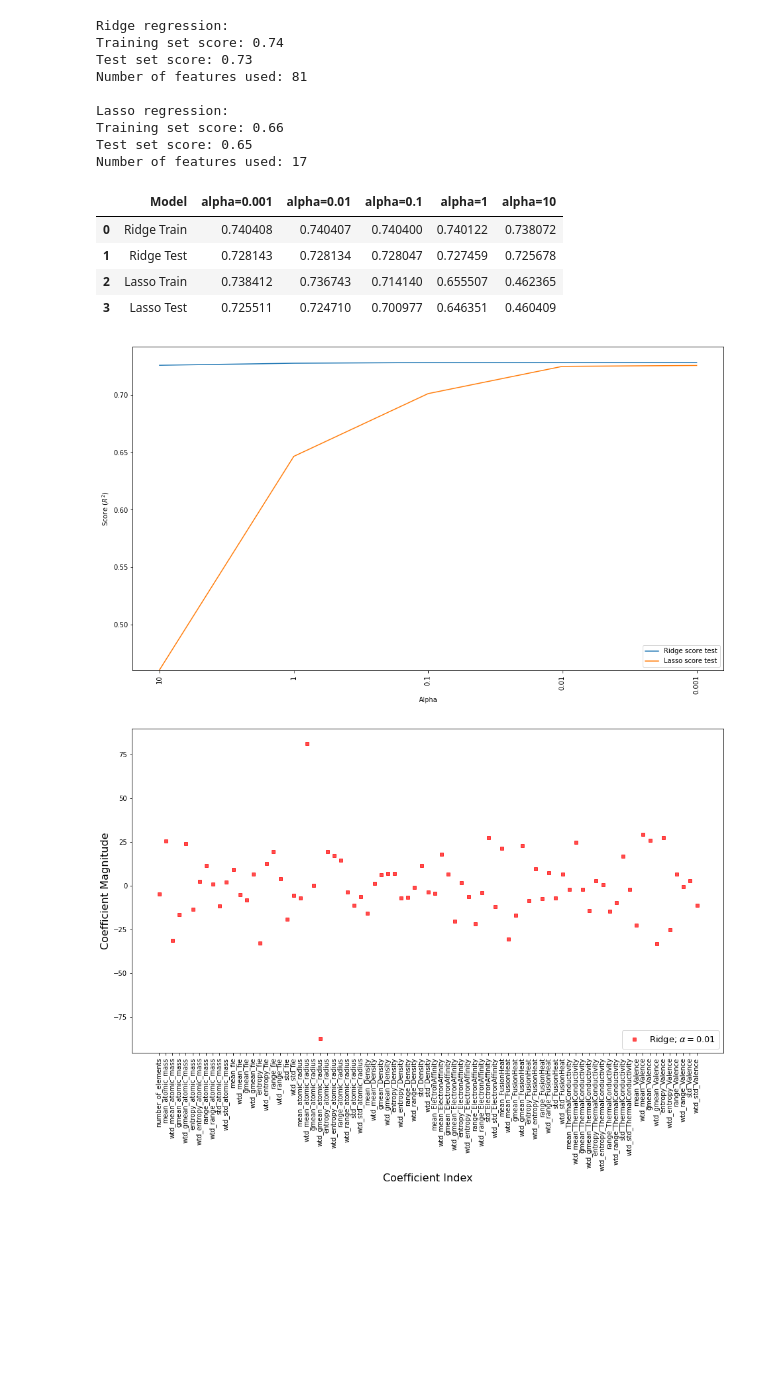
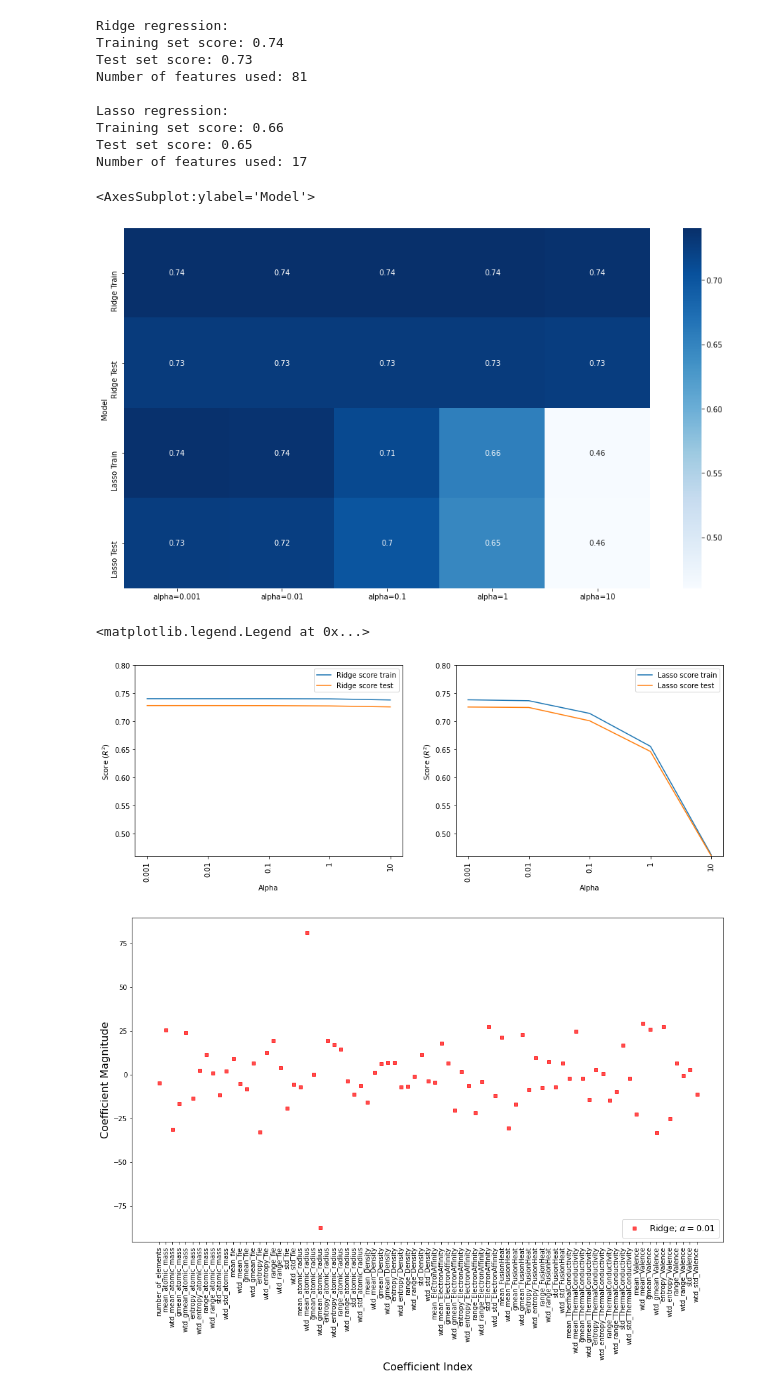
Before and after one commit to martinel-UAS/projects, a Jupyter notebook: Assignment_1/Assignment_1.ipynb, the cells around one changed output. Cells and saved outputs as stored; diff of their text form; code cells hidden in the pictures; blank space fills up the shorter version.

```diff
--- a/Assignment_1/Assignment_1.ipynb
+++ b/Assignment_1/Assignment_1.ipynb
@@ -80,51 +81,63 @@ Number of features used: 17
 # %%
 # Perform a simple manual optimization for one of the default parameters (at least 5 different values)
 alphas = [0.001,0.01,0.1,1,10]
 models = ["Ridge Train", "Ridge Test", "Lasso Train", "Lasso Test"]
 
+ridge_reg_train_scores = []
 ridge_reg_test_scores = []
+
+lasso_reg_train_scores = []
 lasso_reg_test_scores = []
 
 r2_dataset = pd.DataFrame()
 r2_dataset["Model"] = models
 
 for alpha in alphas:
 
     ridge_reg = Ridge(alpha=alpha).fit(X_train, y_train)
     lasso_reg = Lasso(alpha=alpha).fit(X_train, y_train)
+
+    ridge_reg_train_scores.append(ridge_reg.score(X_train, y_train))
+    lasso_reg_train_scores.append(lasso_reg.score(X_train, y_train))
 
     ridge_reg_test_scores.append(ridge_reg.score(X_test, y_test))
     lasso_reg_test_scores.append(lasso_reg.score(X_test, y_test))
 
     r2_dataset[f"alpha={alpha}"] = [
         ridge_reg.score(X_train, y_train),
         ridge_reg.score(X_test, y_test),
         lasso_reg.score(X_train, y_train),
         lasso_reg.score(X_test, y_test)
                             ]
 
-r2_dataset
+r2_dataset = r2_dataset.set_index('Model')
+sns.heatmap(r2_dataset, annot=True, cmap="Blues")
 # %% [output]
-|  | Model | alpha=0.001 | alpha=0.01 | alpha=0.1 | alpha=1 | alpha=10 |
-| 0 | Ridge Train | 0.740408 | 0.740407 | 0.740400 | 0.740122 | 0.738072 |
-| 1 | Ridge Test | 0.728143 | 0.728134 | 0.728047 | 0.727459 | 0.725678 |
-| 2 | Lasso Train | 0.738412 | 0.736743 | 0.714140 | 0.655507 | 0.462365 |
-| 3 | Lasso Test | 0.725511 | 0.724710 | 0.700977 | 0.646351 | 0.460409 |
+<AxesSubplot:ylabel='Model'>
+[figure, added]
-# %%
-# Plot the new obtained score as a function of the chosen parameter
-def plot_score():
-    plt.plot(ridge_reg_test_scores, label="Ridge score test")
-    plt.plot(lasso_reg_test_scores, label="Lasso score test")
-    plt.ylabel("Score ($R^2$)")
-    plt.xlabel("Alpha")
-    plt.ylim([0.46,0.742])
-    plt.xticks(range(len(alphas)), alphas, rotation=90)
-    plt.gca().invert_xaxis()
-    plt.legend()
-
-plot_score()
-# %% [output]
-[figure, removed]
+# %%
+plt.figure(figsize=(15, 5))
+
+plt.subplot(1,2,1)
+plt.plot(ridge_reg_train_scores, label="Ridge score train")
+plt.plot(ridge_reg_test_scores, label="Ridge score test")
+plt.ylim([0.46,0.8])
+plt.xticks(range(len(alphas)), alphas, rotation=90)
+plt.ylabel("Score ($R^2$)")
+plt.xlabel("Alpha")
+plt.legend(loc='best')
+
+plt.subplot(1,2,2)
+plt.plot(lasso_reg_train_scores, label="Lasso score train")
+plt.plot(lasso_reg_test_scores, label="Lasso score test")
+plt.ylim([0.46,0.8])
+plt.xticks(range(len(alphas)), alphas, rotation=90)
+plt.ylabel("Score ($R^2$)")
+plt.xlabel("Alpha")
+plt.legend()
+# %% [output]
+<matplotlib.legend.Legend at 0x...>
+[figure, added]
 # %%
 # Plot the coefficient magnitudes for the best model (Ridge - alpha 0.01)
 ridge_reg = Ridge(alpha=0.01).fit(X_train, y_train)
```
Also changed, not shown: parts of 15 cells of this notebook.
